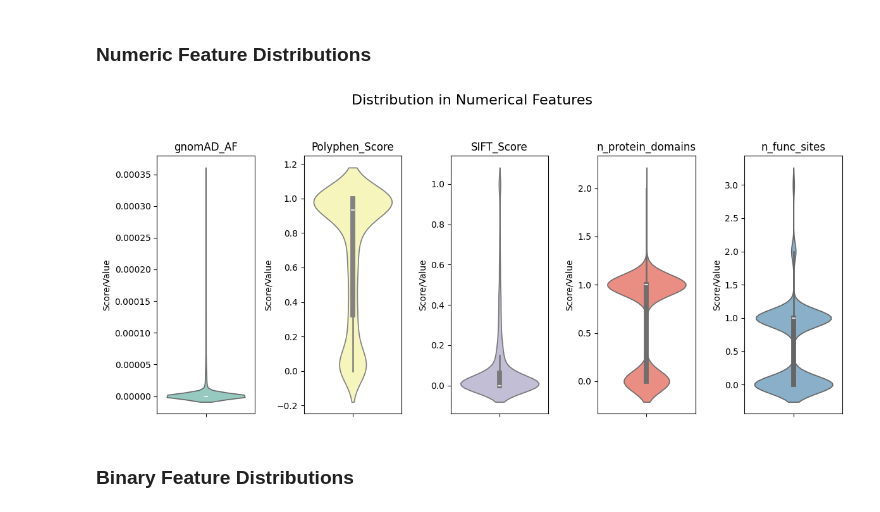
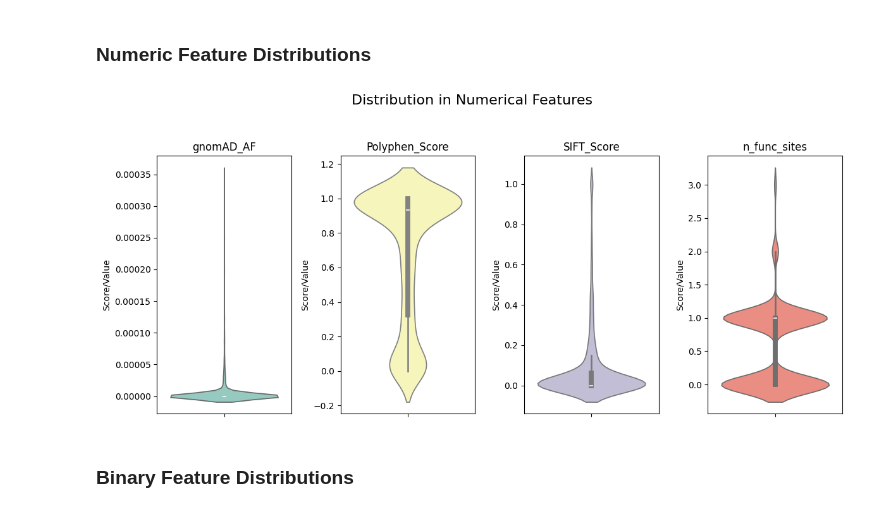
Before and after one commit to anekleiven/machine_learning_pipeline, a Jupyter notebook: 02_Exploratory_Analysis.ipynb, the cells around one changed output. Drawn from its saved outputs; the diff is of its cells as text; code cells hidden in the pictures.

```diff
--- a/02_Exploratory_Analysis.ipynb
+++ b/02_Exploratory_Analysis.ipynb
@@ -131,27 +120,27 @@ print(f"{len(neutral)/len(ml_data)*100:.2f}% of the variants are Likely Neutral"
 ### Numeric Feature Distributions
 # %%
 # define the numeric columns
-numeric_cols = ["gnomAD_AF", "Polyphen_Score", "SIFT_Score", "n_protein_domains", "n_func_sites"]
+numeric_cols = ["gnomAD_AF", "Polyphen_Score", "SIFT_Score", "n_func_sites"]
 
 # define the subplots
 fig, axes = plt.subplots(1, len(numeric_cols), figsize=(12,5))
 
 # Loop through columns and create violinplot
 for i, col in enumerate(numeric_cols):
     sns.violinplot(y=ml_data[col], ax=axes[i], color=sns.color_palette('Set3')[i])
 
     # decorate plot
     axes[i].set_title(col, fontsize=12)
     axes[i].set_ylabel("Score/Value")
     axes[i].set_xlabel("") # remove x-label
 
 plt.suptitle("Distribution in Numerical Features", fontsize=16, y=1.05)
 
 plt.tight_layout()
 plt.savefig("plots/violinplot_numeric.png", dpi=300, bbox_inches='tight')
 plt.show()
 # %% [output]
-[figure, old version]
+[figure, new version]
 # %% [markdown]
 ### Binary Feature Distributions
 # %%
```
Also changed, not shown: parts of 8 cells of this notebook, 10 other files.
